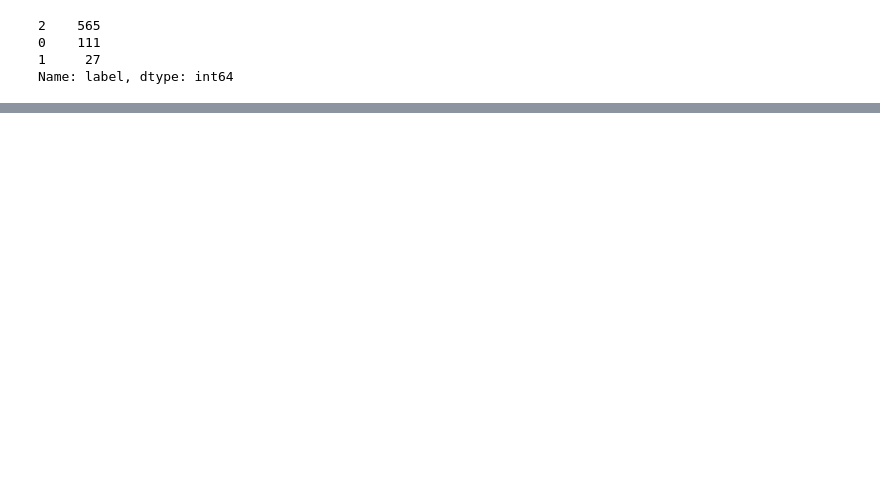
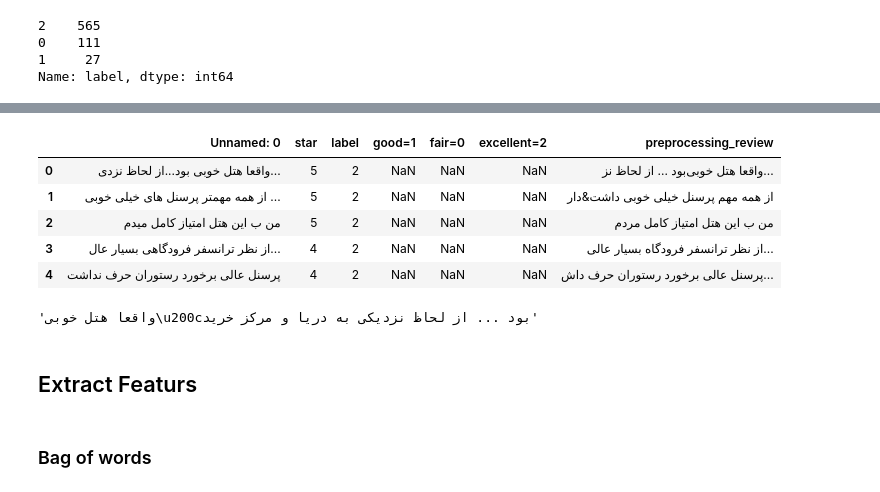
Before and after one commit to ZahraDehghani99/AI-Internship, a Jupyter notebook: Phase04-NLP-with-ML/Phase04-NLP-with-ML.ipynb, the cells around one changed output, grey strips where cells are left out. Saved outputs shown, nothing was run; the diff lists cells and outputs as text; code cells hidden in the pictures; blank space fills up the shorter version.

```diff
--- a/Phase04-NLP-with-ML/Phase04-NLP-with-ML.ipynb
+++ b/Phase04-NLP-with-ML/Phase04-NLP-with-ML.ipynb
@@ -70,0 +114,38 @@ Name: label, dtype: int64
+# %%
+def data_preprocessing(review):
+
+    # normalizing the text
+    normalizer = Normalizer()
+    review = normalizer.normalize(review)
+
+    # spell correction
+    checker = SpellCheck()
+    review = checker.spell_corrector(review)
+
+    # sentence segmentation
+    tokenizer = Tokenizer()
+    words = tokenizer.tokenize_words(review)
+
+    # stemming
+    stemmer = FindStems()
+    review = [stemmer.convert_to_stem(word) for word in words]
+
+    # join words in preprocessed review
+    review = ' '.join(review)
+
+    return review
+# %%
+df['preprocessing_review'] = df['Unnamed: 0'].apply(lambda review: data_preprocessing(review))
+# %%
+df.head()
+# %% [output]
+|  | Unnamed: 0 | star | label | good=1 | fair=0 | excellent=2 | preprocessing_review |
+| 0 | واقعا هتل خوبی بود...از لحاظ نزدی... | 5 | 2 | NaN | NaN | NaN | واقعا هتل خوبی‌بود ... از لحاظ نز... |
+| 1 | از همه مهمتر پرسنل های خیلی خوبی ... | 5 | 2 | NaN | NaN | NaN | از همه مهم پرسنل خیلی خوبی داشت&دار |
+| 2 | من ب این هتل امتیاز کامل میدم | 5 | 2 | NaN | NaN | NaN | من ب این هتل امتیاز کامل مردم |
+| 3 | از نظر ترانسفر فرودگاهی بسیار عال... | 4 | 2 | NaN | NaN | NaN | از نظر ترانسفر فرودگاه بسیار عالی... |
+| 4 | پرسنل عالی برخورد رستوران حرف نداشت | 4 | 2 | NaN | NaN | NaN | پرسنل عالی برخورد رستوران حرف داش... |
+# %%
+df['preprocessing_review'][0]
+# %% [output]
+'واقعا هتل خوبی\u200cبود ... از لحاظ نزدیکی به دریا و مرکز خرید'
@@ -70,0 +166,4 @@ Name: label, dtype: int64
+# %% [markdown]
+## Extract Featurs
+# %% [markdown]
+### Bag of words
```
Also changed, not shown: parts of 11 cells of this notebook.
